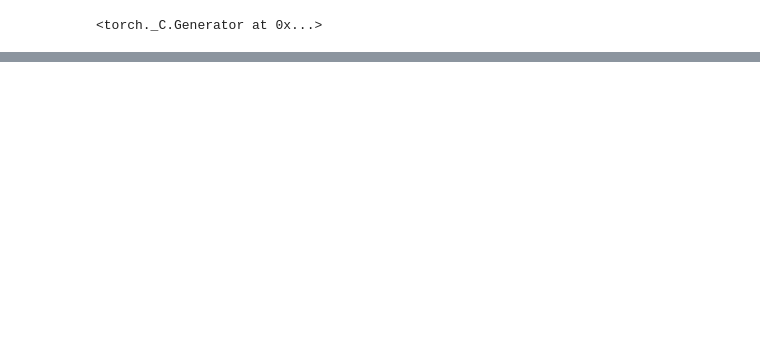
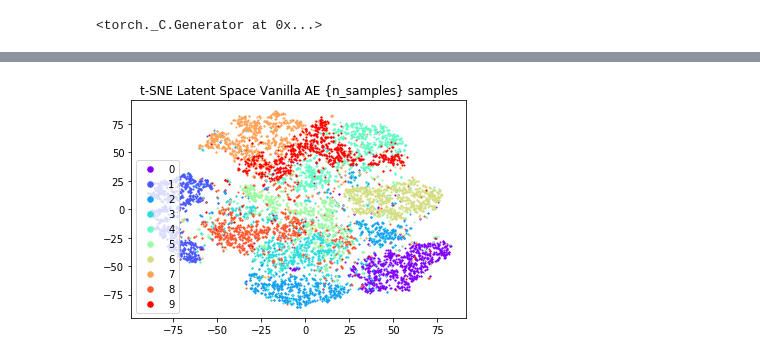
Before and after one commit to BorgwardtLab/topological-autoencoders, a Jupyter notebook: notebooks/Visualize_latent_space_new.ipynb, the cells around one changed output, grey strips where cells are left out. Saved outputs shown, nothing was run; the diff lists cells and outputs as text; code cells hidden in the pictures; blank space fills up the shorter version.

```diff
--- a/notebooks/Visualize_latent_space_new.ipynb
+++ b/notebooks/Visualize_latent_space_new.ipynb
@@ -91,0 +134,4 @@ for i,_ in enumerate(distinct_labels):
+# %%
+plotting(Z_tsne_van, van_labels[:n_samples], 't-SNE Latent Space Vanilla AE {n_samples} samples')
+# %% [output]
+[figure, added]
```
Also changed, not shown: parts of 22 cells of this notebook.
